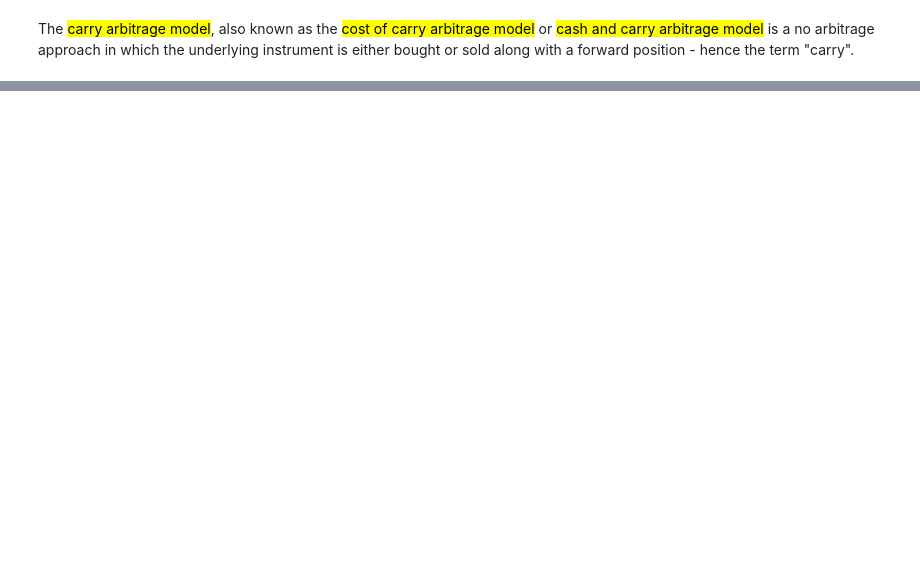
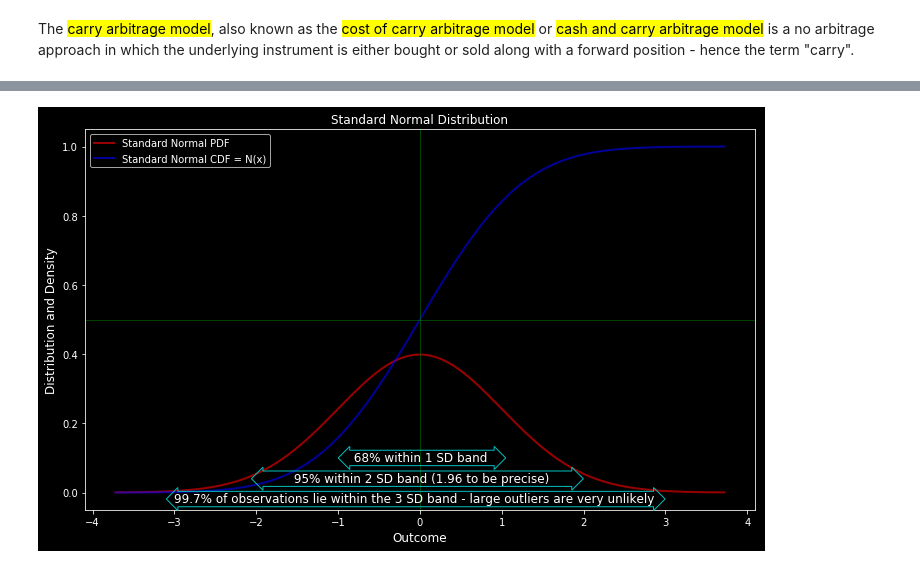
Before and after one commit to Kollanda/Python, a Jupyter notebook: BSM Model.ipynb, the cells around one changed output, grey strips where cells are left out. Drawn from its saved outputs; the diff is of its cells as text; code cells hidden in the pictures; blank space fills up the shorter version.

```diff
--- a/BSM Model.ipynb
+++ b/BSM Model.ipynb
@@ -103,0 +297,34 @@ With the first two trades, neither arbitrage rule is satisfied. The future cashf
+# %%
+x = np.linspace(norm.ppf(0.0001),
+                 norm.ppf(0.9999), 100)
+
+plt.style.use('dark_background')
+plt.figure(figsize=(12,7))
+plt.title('Standard Normal Distribution',fontsize = 12, color = 'w')
+plt.xlabel('Outcome', fontsize = 12)
+plt.ylabel('Distribution and Density',fontsize = 12)
+
+plt.plot(x, norm.pdf(x),
+       'r-', lw=2, alpha=0.6, label='Standard Normal PDF')
+plt.plot(x, norm.cdf(x),
+       'b-', lw=2, alpha=0.6, label='Standard Normal CDF = N(x)')
+plt.axvline(x=0,linewidth=0.5, color='g')
+plt.axhline(y=0.5,linewidth=0.5, color='g')
+
+bbox_props1 = dict(boxstyle="Darrow,pad=0.1", fc="none", ec="c")
+bbox_props2 = dict(boxstyle="Darrow,pad=0.1", fc="none", ec="c")
+bbox_props3 = dict(boxstyle="Darrow,pad=0.1", fc="none", ec="c")
+plt.text(-0.9, 0.1, "  68% within 1 SD band  ", ha="left", va="center",
+        size=12,
+        bbox=bbox_props1)
+plt.text(-1.96, 0.04, "         95% within 2 SD band (1.96 to be precise)      ", ha="left", va="center", color="w",
+        size=12,
+        bbox=bbox_props2)
+plt.text(-3, 0, "99.7% of observations lie within the 3 SD band - large outliers are very unlikely", ha="left", va="top",
+        size=12,
+        bbox=bbox_props3)
+
+plt.legend()
+plt.show()
+# %% [output]
+[figure, added]
```
Also changed, not shown: parts of 22 cells of this notebook.
